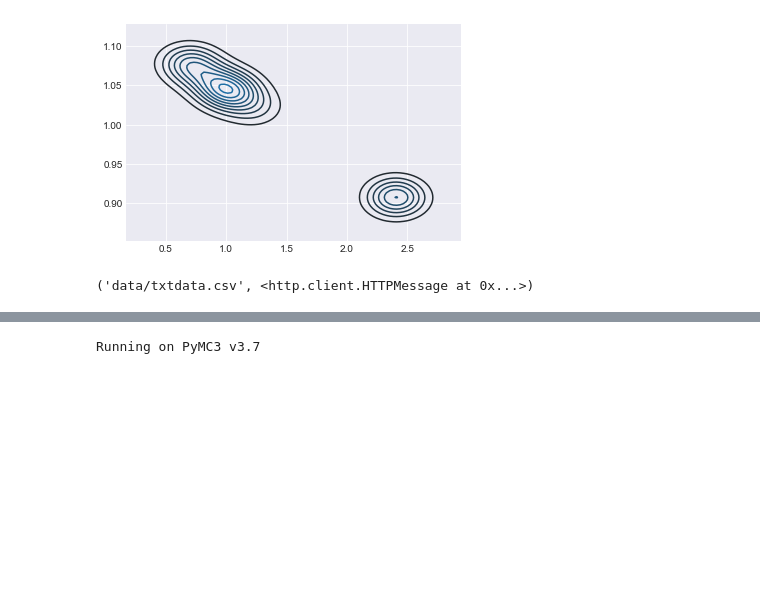
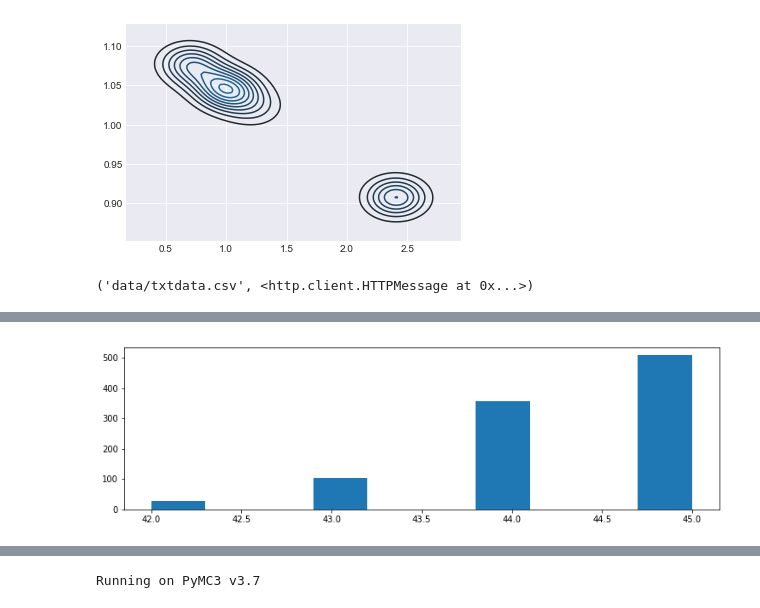
Before and after one commit to shuya106/bayes_repository, a Jupyter notebook: distribution.ipynb, the cells around one changed output, grey strips where cells are left out. Drawn from its saved outputs; the diff is of its cells as text; code cells hidden in the pictures; blank space fills up the shorter version.

```diff
--- a/distribution.ipynb
+++ b/distribution.ipynb
@@ -433,0 +418,4 @@ array([[<matplotlib.axes._subplots.AxesSubplot object at 0x...>,
+# %%
+lambda_1_ = trace["lambda_1"]
+lambda_2_ = trace["lambda_2"]
+tau_ = trace["tau"]
@@ -433,0 +427,5 @@ array([[<matplotlib.axes._subplots.AxesSubplot object at 0x...>,
+# %%
+plt.hist(tau_)
+plt.show()
+# %% [output]
+[figure, added]
```
Also changed, not shown: parts of 7 cells of this notebook.
